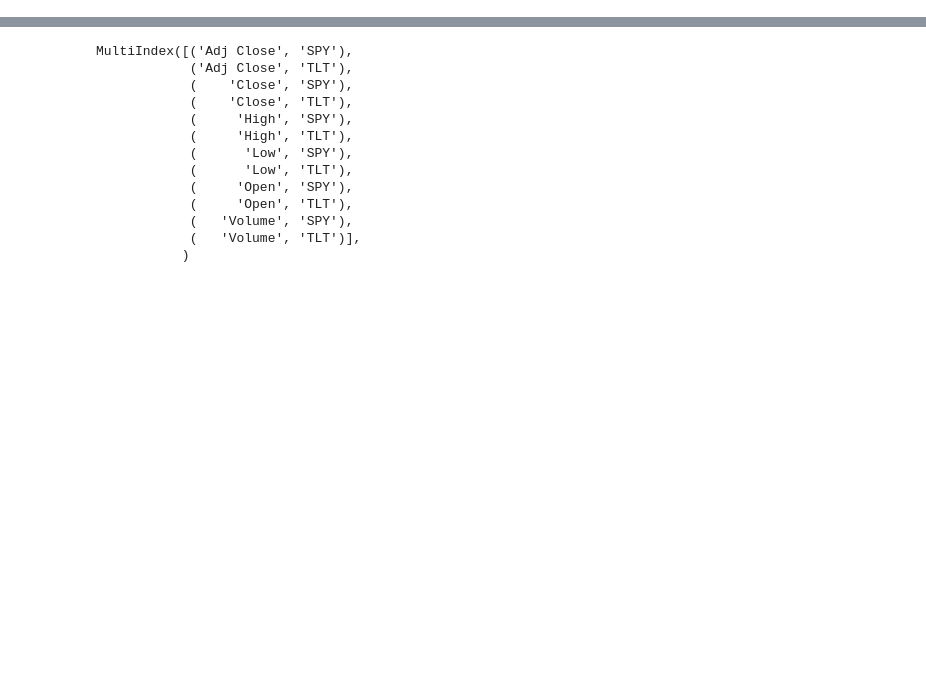
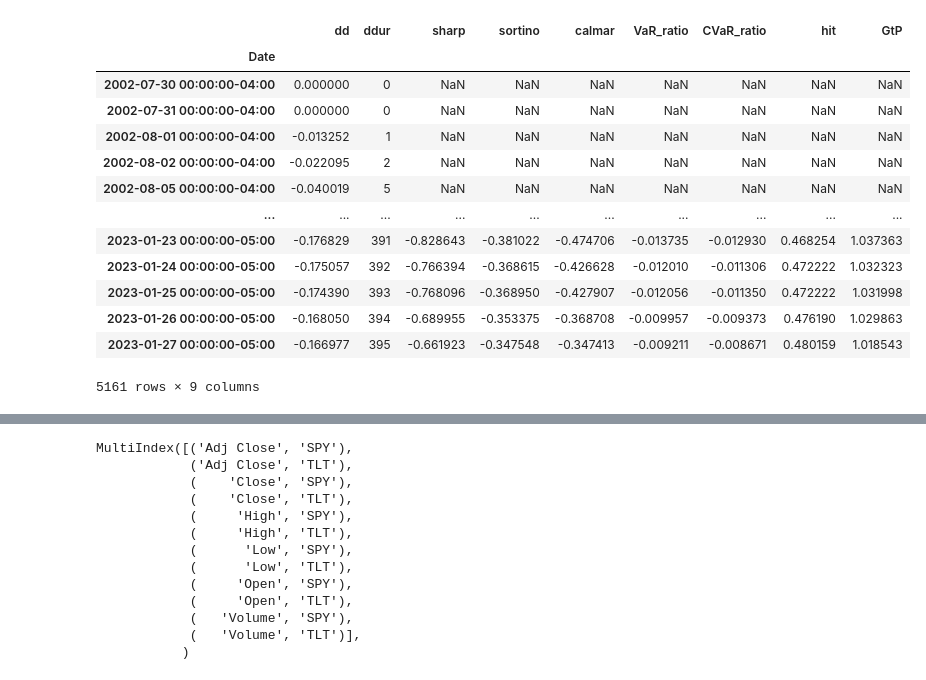
Before and after one commit to cswcjt/Quant-Project, a Jupyter notebook: quant/backtest/test.ipynb, the cells around one changed output, grey strips where cells are left out. Cells and saved outputs as stored; diff of their text form; code cells hidden in the pictures; blank space fills up the shorter version.

```diff
--- a/quant/backtest/test.ipynb
+++ b/quant/backtest/test.ipynb
@@ -49,0 +71,18 @@ TypeError: convert_to_day() takes 1 positional argument but 2 were given
+# %%
+report = test.rolling_metric()
+report
+# %% [output]
+|  | dd | ddur | sharp | sortino | calmar | VaR_ratio | CVaR_ratio | hit | GtP |
+| Date |  |  |  |  |  |  |  |  |  |
+| 2002-07-30 00:00:00-04:00 | 0.000000 | 0 | NaN | NaN | NaN | NaN | NaN | NaN | NaN |
+| 2002-07-31 00:00:00-04:00 | 0.000000 | 0 | NaN | NaN | NaN | NaN | NaN | NaN | NaN |
+| 2002-08-01 00:00:00-04:00 | -0.013252 | 1 | NaN | NaN | NaN | NaN | NaN | NaN | NaN |
+| 2002-08-02 00:00:00-04:00 | -0.022095 | 2 | NaN | NaN | NaN | NaN | NaN | NaN | NaN |
+| 2002-08-05 00:00:00-04:00 | -0.040019 | 5 | NaN | NaN | NaN | NaN | NaN | NaN | NaN |
+| ... | ... | ... | ... | ... | ... | ... | ... | ... | ... |
+| 2023-01-23 00:00:00-05:00 | -0.176829 | 391 | -0.828643 | -0.381022 | -0.474706 | -0.013735 | -0.012930 | 0.468254 | 1.037363 |
+| 2023-01-24 00:00:00-05:00 | -0.175057 | 392 | -0.766394 | -0.368615 | -0.426628 | -0.012010 | -0.011306 | 0.472222 | 1.032323 |
+| 2023-01-25 00:00:00-05:00 | -0.174390 | 393 | -0.768096 | -0.368950 | -0.427907 | -0.012056 | -0.011350 | 0.472222 | 1.031998 |
+| 2023-01-26 00:00:00-05:00 | -0.168050 | 394 | -0.689955 | -0.353375 | -0.368708 | -0.009957 | -0.009373 | 0.476190 | 1.029863 |
+| 2023-01-27 00:00:00-05:00 | -0.166977 | 395 | -0.661923 | -0.347548 | -0.347413 | -0.009211 | -0.008671 | 0.480159 | 1.018543 |
+5161 rows × 9 columns
```
Also changed, not shown: parts of 8 cells of this notebook, 1 other file.
